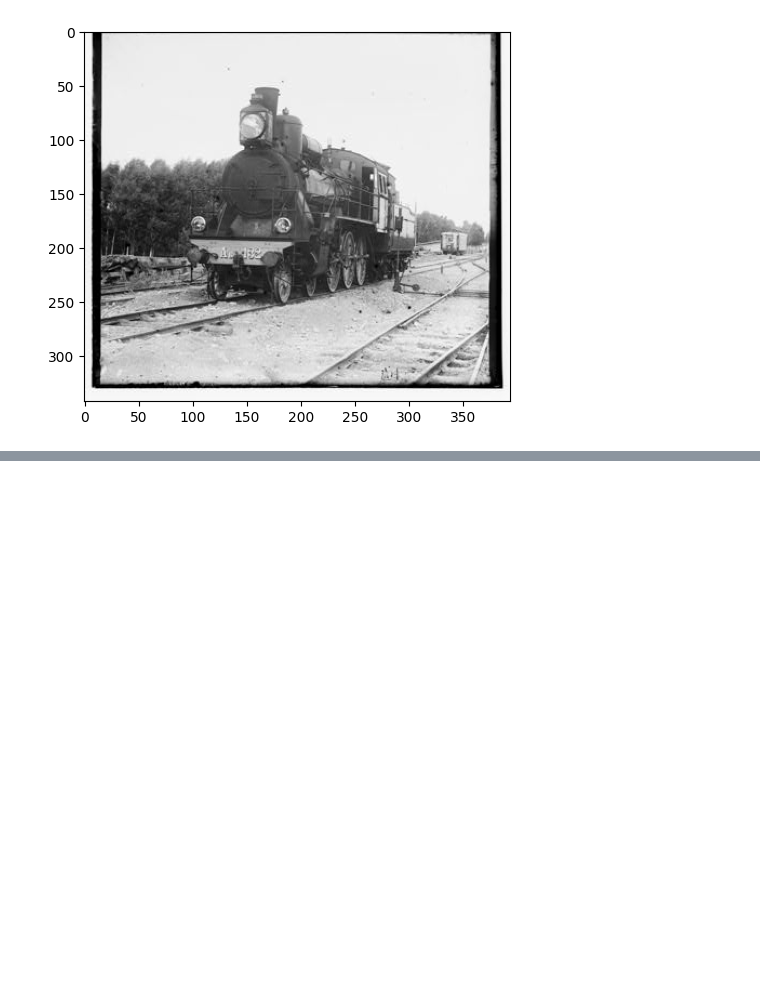
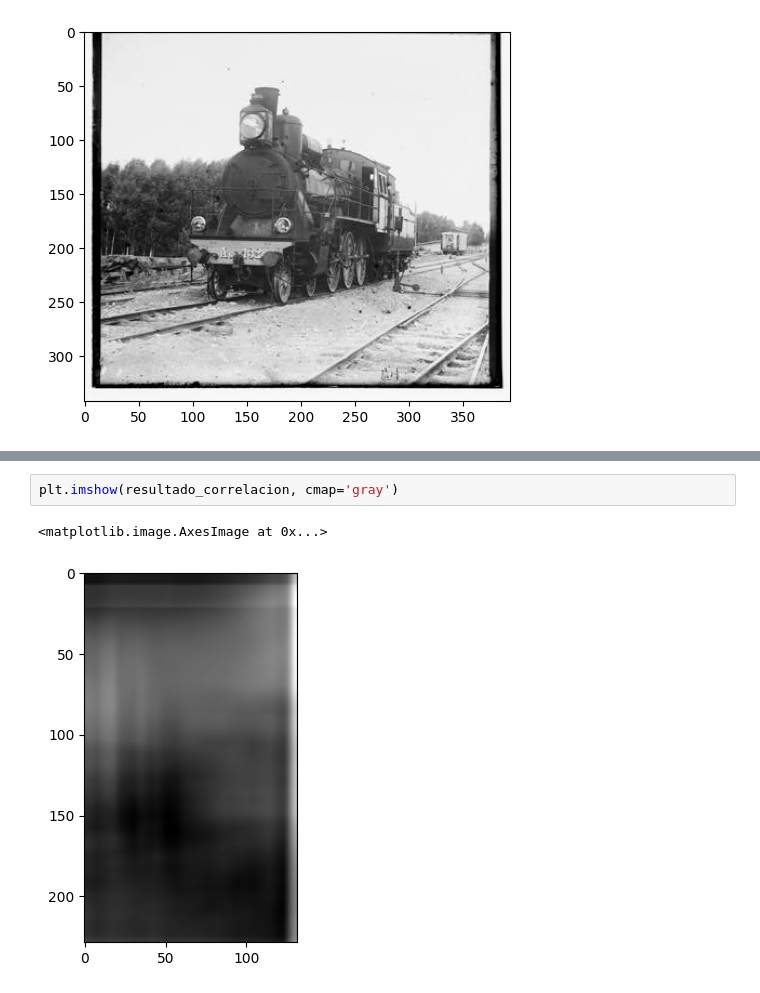
Before and after one commit to albertceballos0/UAB-VC-voice-identification, a Jupyter notebook: LAB2/lab2.ipynb, the cells around one changed output, grey strips where cells are left out. Drawn from its saved outputs; the diff is of its cells as text; blank space fills up the shorter version.

```diff
--- a/LAB2/lab2.ipynb
+++ b/LAB2/lab2.ipynb
@@ -73,0 +87,5 @@ min_val, max_val, min_loc, max_loc
+# %%
+plt.imshow(resultado_correlacion, cmap='gray')
+# %% [output]
+<matplotlib.image.AxesImage at 0x...>
+[figure, added]
```
Also changed, not shown: parts of 6 cells of this notebook.
